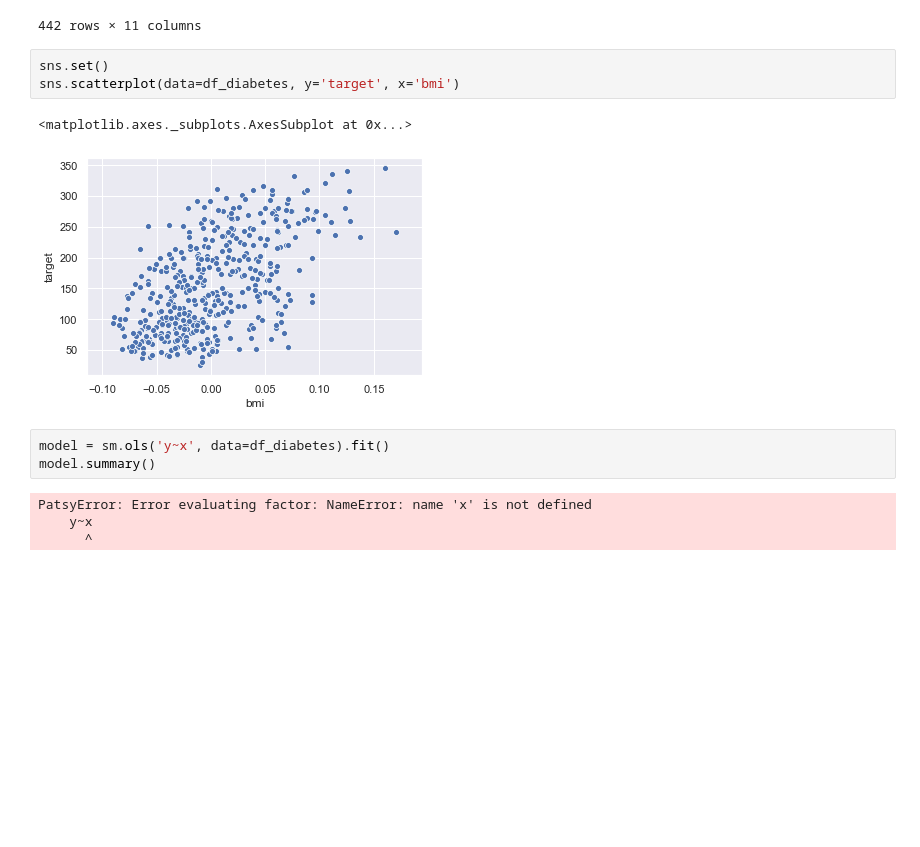
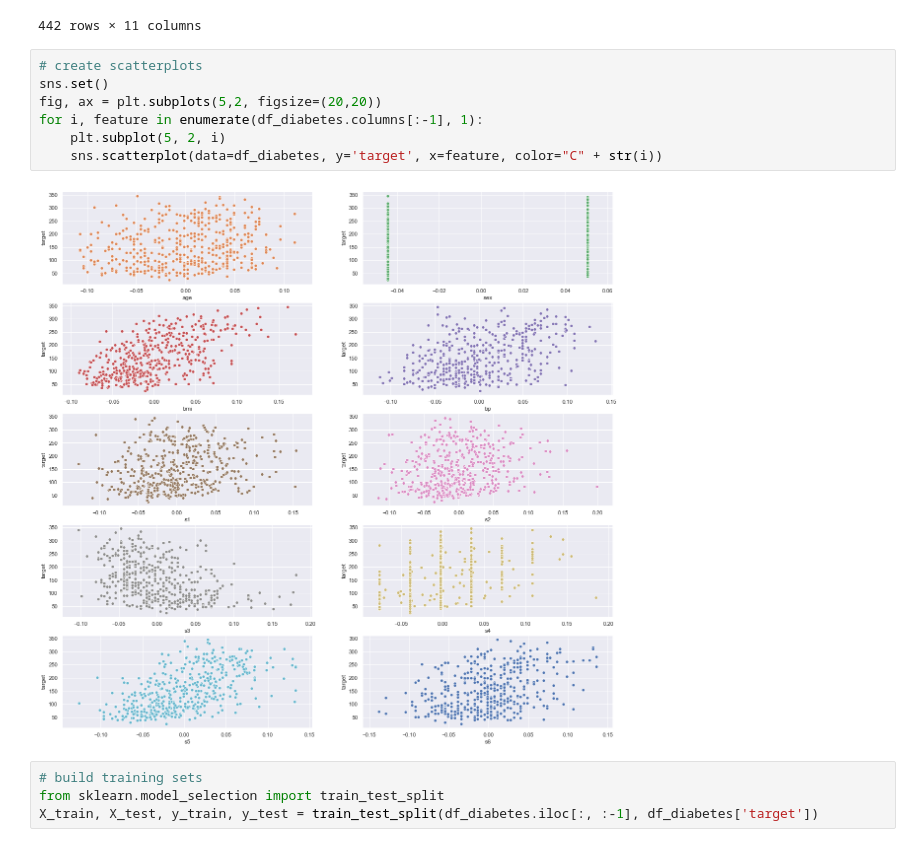
Before and after one commit to normannexo/Mathematics-notebooks, a Jupyter notebook: dataset_classics.ipynb, the cells around one changed output. Cells and saved outputs as stored; diff of their text form; blank space fills up the shorter version.

Commit message:
added linreg to diabetes

```diff
--- a/dataset_classics.ipynb
+++ b/dataset_classics.ipynb
@@ -99,16 +100,16 @@ df_diabetes
 | 440 | -0.045472 | -0.044642 | 0.039062 | 0.001215 | 0.016318 | 0.015283 | -0.028674 | 0.026560 | 0.044528 | -0.025930 | 220.0 |
 | 441 | -0.045472 | -0.044642 | -0.073030 | -0.081414 | 0.083740 | 0.027809 | 0.173816 | -0.039493 | -0.004220 | 0.003064 | 57.0 |
 442 rows × 11 columns
-# %%
-sns.set()
-sns.scatterplot(data=df_diabetes, y='target', x='bmi')
-# %% [output]
-<matplotlib.axes._subplots.AxesSubplot at 0x...>
-[figure, removed]
-# %%
-model = sm.ols('y~x', data=df_diabetes).fit()
-model.summary()
-# %% [output]
-PatsyError: Error evaluating factor: NameError: name 'x' is not defined
-    y~x
-      ^
+# %%
+# create scatterplots
+sns.set()
+fig, ax = plt.subplots(5,2, figsize=(20,20))
+for i, feature in enumerate(df_diabetes.columns[:-1], 1):
+    plt.subplot(5, 2, i)
+    sns.scatterplot(data=df_diabetes, y='target', x=feature, color="C" + str(i))
+# %% [output]
+[figure, added]
+# %%
+# build training sets
+from sklearn.model_selection import train_test_split
+X_train, X_test, y_train, y_test = train_test_split(df_diabetes.iloc[:, :-1], df_diabetes['target'])
```
Also changed, not shown: parts of 6 cells of this notebook.
